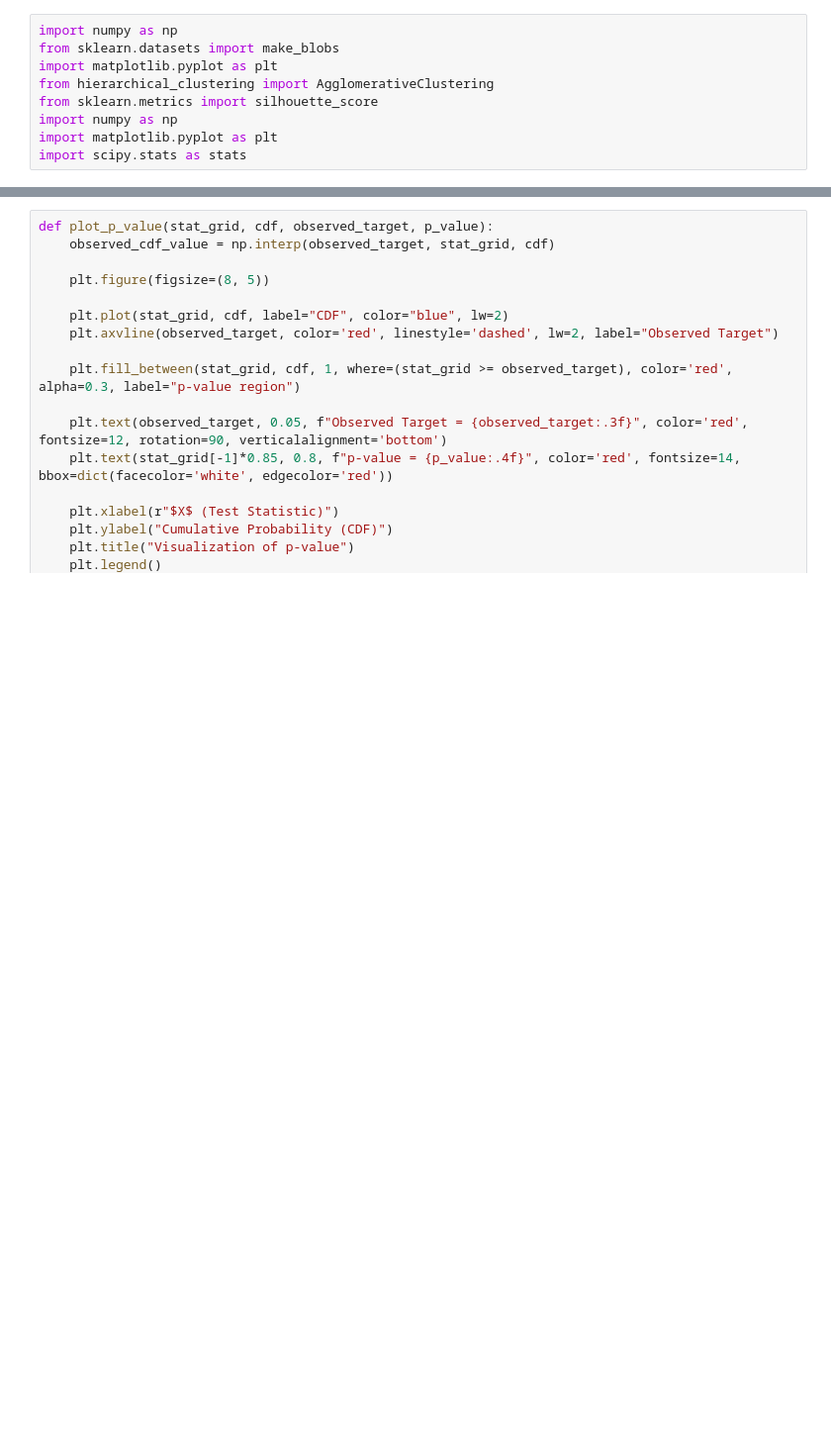
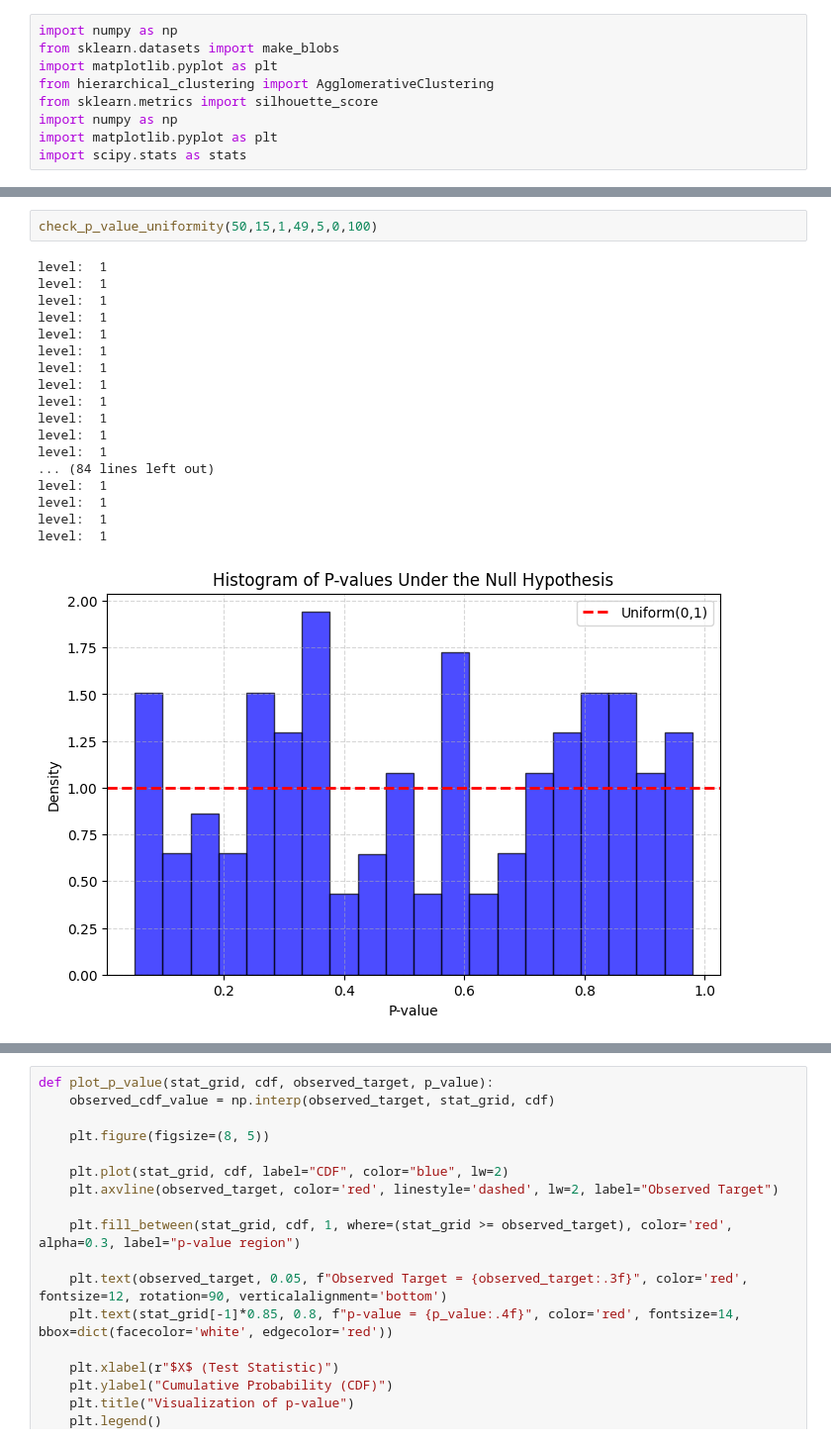
Before and after one commit to judywu4800/SI_HierarchicalClustering, a Jupyter notebook: test_file.ipynb, the cells around one changed output, grey strips where cells are left out. Shown at 99% size. Saved outputs shown, nothing was run; the diff lists cells and outputs as text; blank space fills up the shorter version.

```diff
--- a/test_file.ipynb
+++ b/test_file.ipynb
@@ -72,0 +197,21 @@ level:  1
+# %%
+check_p_value_uniformity(50,15,1,49,5,0,100)
+# %% [output]
+level:  1
+level:  1
+level:  1
+level:  1
+level:  1
+level:  1
+level:  1
+level:  1
+level:  1
+level:  1
+level:  1
+level:  1
+... (84 lines left out)
+level:  1
+level:  1
+level:  1
+level:  1
+[figure, added]
```
Also changed, not shown: parts of 47 cells of this notebook, 2 other files.
